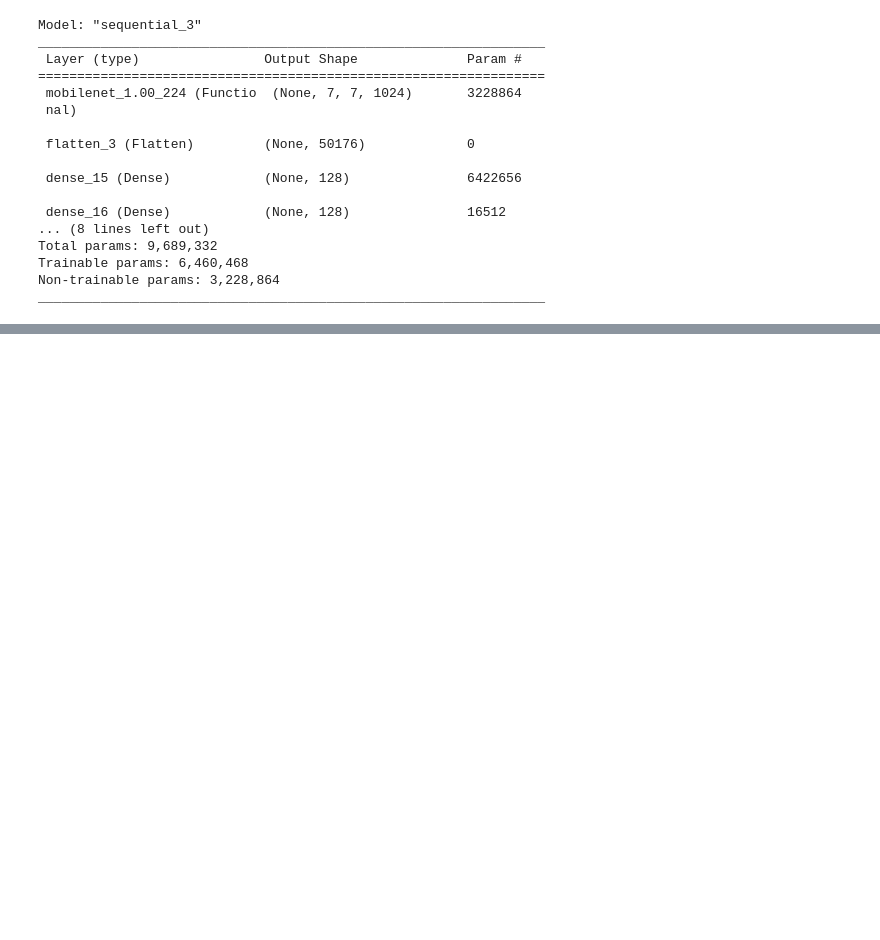
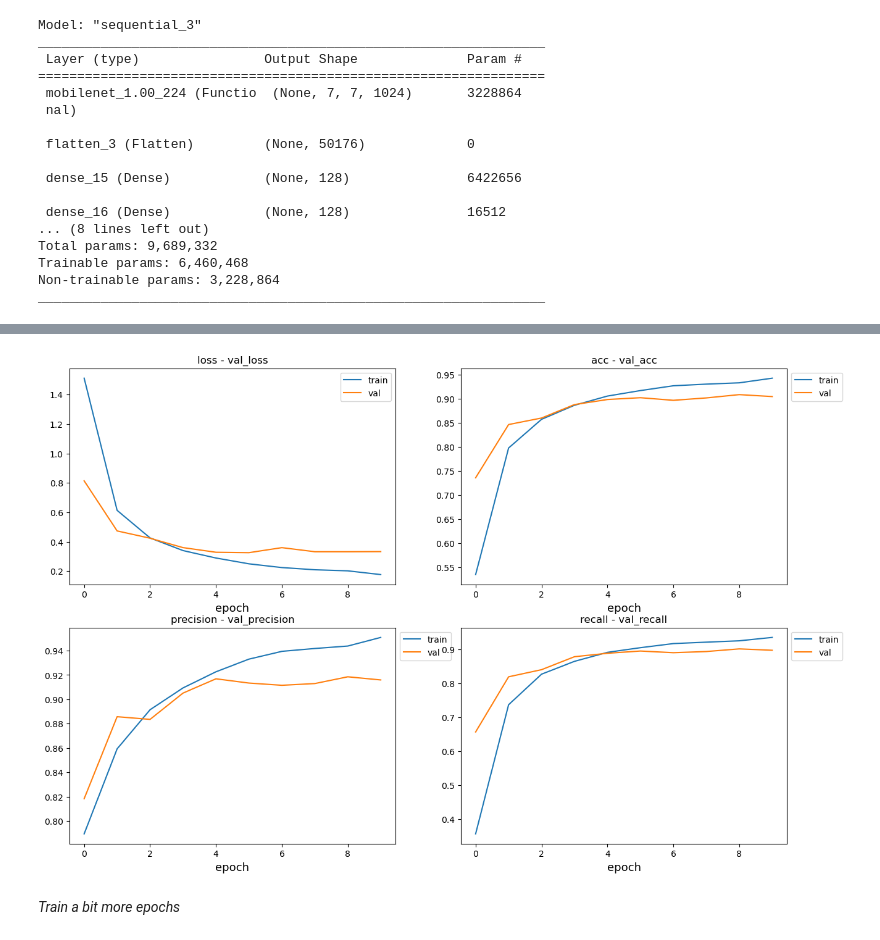
Before and after one commit to day88ild/Military_Aircraft_Recognition, a Jupyter notebook: first_model_training.ipynb, the cells around one changed output, grey strips where cells are left out. Saved outputs shown, nothing was run; the diff lists cells and outputs as text; code cells hidden in the pictures; blank space fills up the shorter version.

```diff
--- a/first_model_training.ipynb
+++ b/first_model_training.ipynb
@@ -250,0 +287,2 @@ plt.show()
+# %%
+model_clf = tf.keras.models.load_model("runs/clf/core_model_reg.h5")
@@ -250,0 +309,2 @@ plt.show()
+# %%
+history = model_clf.fit(image_data_train, validation_data=image_data_val, epochs=10)
@@ -250,0 +334,36 @@ plt.show()
+# %%
+# plotting the history of training
+fig, axis = plt.subplots(2, 2, figsize=(15, 10))
+
+axis[0, 0].plot(history.history["loss"], label="train")
+axis[0, 0].plot(history.history["val_loss"], label="val")
+axis[0, 0].set_title("loss - val_loss")
+axis[0, 0].set_xlabel("epoch", fontsize=13)
+axis[0, 0].legend(bbox_to_anchor=(1.0, 1.0))
+
+
+axis[0, 1].plot(history.history["acc"], label="train")
+axis[0, 1].plot(history.history["val_acc"], label="val")
+axis[0, 1].set_title("acc - val_acc")
+axis[0, 1].set_xlabel("epoch", fontsize=13)
+axis[0, 1].legend(bbox_to_anchor=(1.0, 1.0))
+
+axis[1, 0].plot(history.history["precision"], label="train")
+axis[1, 0].plot(history.history["val_precision"], label="val")
+axis[1, 0].set_title("precision - val_precision")
+axis[1, 0].set_xlabel("epoch", fontsize=13)
+axis[1, 0].legend(bbox_to_anchor=(1.0, 1.0))
+
+
+axis[1, 1].plot(history.history["recall"], label="train")
+axis[1, 1].plot(history.history["val_recall"], label="val")
+axis[1, 1].set_title("recall - val_recall")
+axis[1, 1].set_xlabel("epoch", fontsize=13)
+axis[1, 1].legend(bbox_to_anchor=(1.0, 1.0))
+
+
+plt.show()
+# %% [output]
+[figure, added]
+# %% [markdown]
+*Train a bit more epochs*
```
Also changed, not shown: parts of 23 cells of this notebook, 3 other files.
